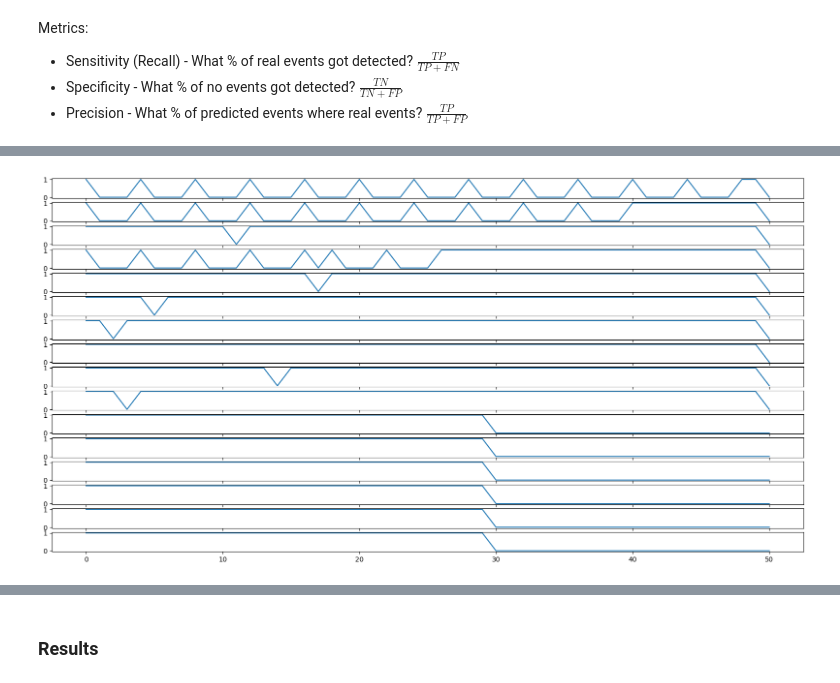
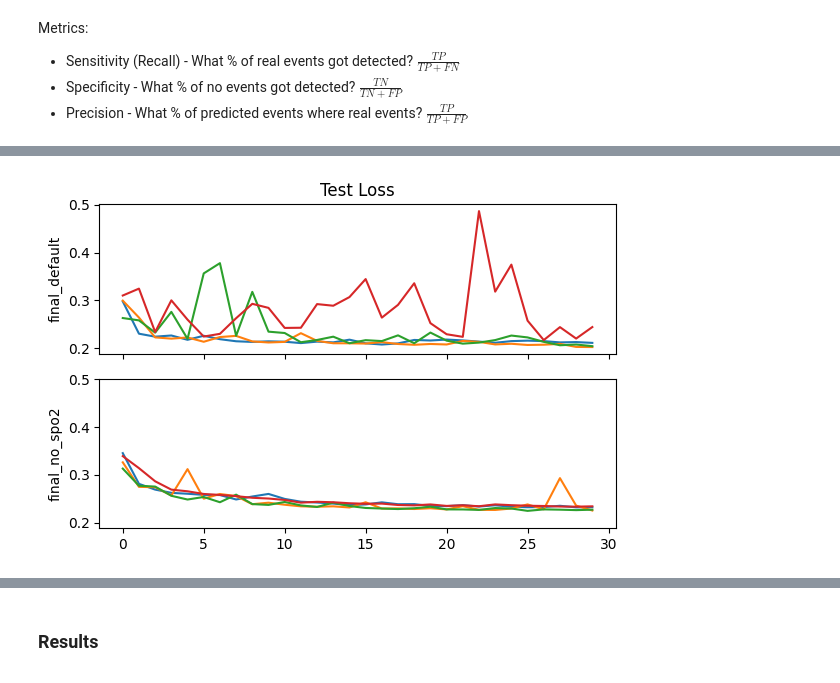
Before and after one commit to JulianBvW/Wearable-Sleep-Event-Detection, a Jupyter notebook: Notebooks/58_final_results.ipynb, the cells around one changed output, grey strips where cells are left out. Drawn from its saved outputs; the diff is of its cells as text; code cells hidden in the pictures.

```diff
--- a/Notebooks/58_final_results.ipynb
+++ b/Notebooks/58_final_results.ipynb
@@ -13,0 +12,12 @@ runs = ['attention_none', 'attention_gates', 'attention_bottleneck', 'attention_
+# %%
+runs = ['final_default', 'final_no_spo2']
+# %%
+_, axs = plt.subplots(len(runs), 4, figsize=(14, len(runs)*2), sharex=True, sharey=True)
+for row, run in enumerate(runs):
+    for col, fold in enumerate(range(4)):
+        pd.read_csv(f'../wearsed/training/attention_unet/output/{run}/f-{fold}/losses.csv').plot(ax=axs[row, col], legend=row+col==6)
+        if row == 0:
+            axs[row, col].set_title(f'Fold {fold}')
+        if col == 0:
+            axs[row, col].set_ylabel(run)
+plt.tight_layout()
@@ -14,13 +26,12 @@ runs = ['attention_none', 'attention_gates', 'attention_bottleneck', 'attention_
 # %%
-_, axs = plt.subplots(4*4, 1, figsize=(20, 10), sharex=True)
-ax_id = 0
-for run in runs:
-    for fold in range(4):
-        epoch_exists = pd.Series([0]*51)
-        for epoch in range(50):
-            if os.path.isfile(f'../wearsed/training/attention_unet/output/{run}/f-{fold}/test_preds_epoch_{epoch}.csv'):
-                epoch_exists[epoch] = 1
-        epoch_exists.plot(ax=axs[ax_id])
-        ax_id += 1
+_, axs = plt.subplots(len(runs), 1, figsize=(6, len(runs)*2), sharex=True, sharey=True)
+for row, run in enumerate(runs):
+    run_losses = {}
+    for col, fold in enumerate(range(4)):
+        run_losses[f'fold-{fold}'] = pd.read_csv(f'../wearsed/training/attention_unet/output/{run}/f-{fold}/losses.csv')['test_losses']
+    pd.DataFrame(run_losses).plot(ax=axs[row], legend=row==3)
+    axs[row].set_ylabel(run)
+axs[0].set_title('Test Loss')
+plt.tight_layout()
 # %% [output]
-[figure, old version]
+[figure, new version]
```
Also changed, not shown: parts of 12 cells of this notebook, 1 other file.
